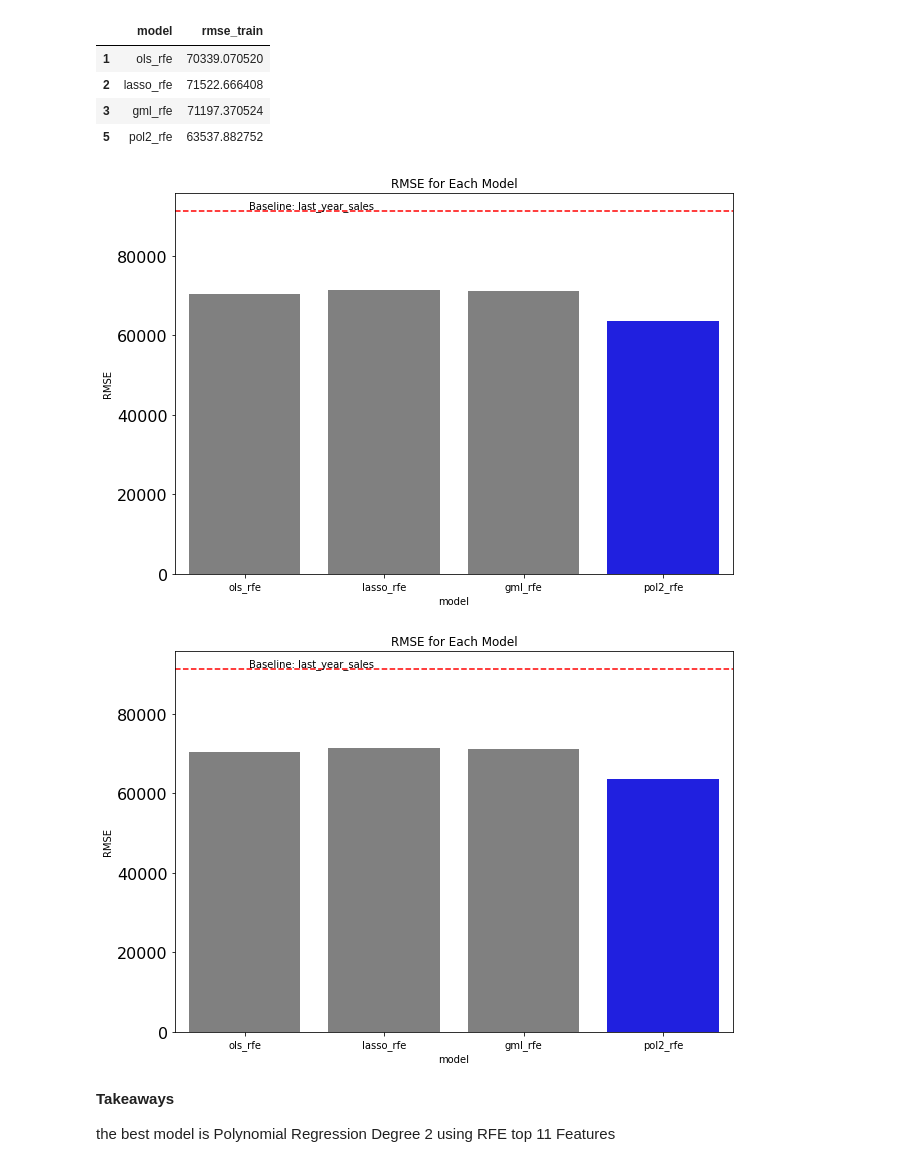
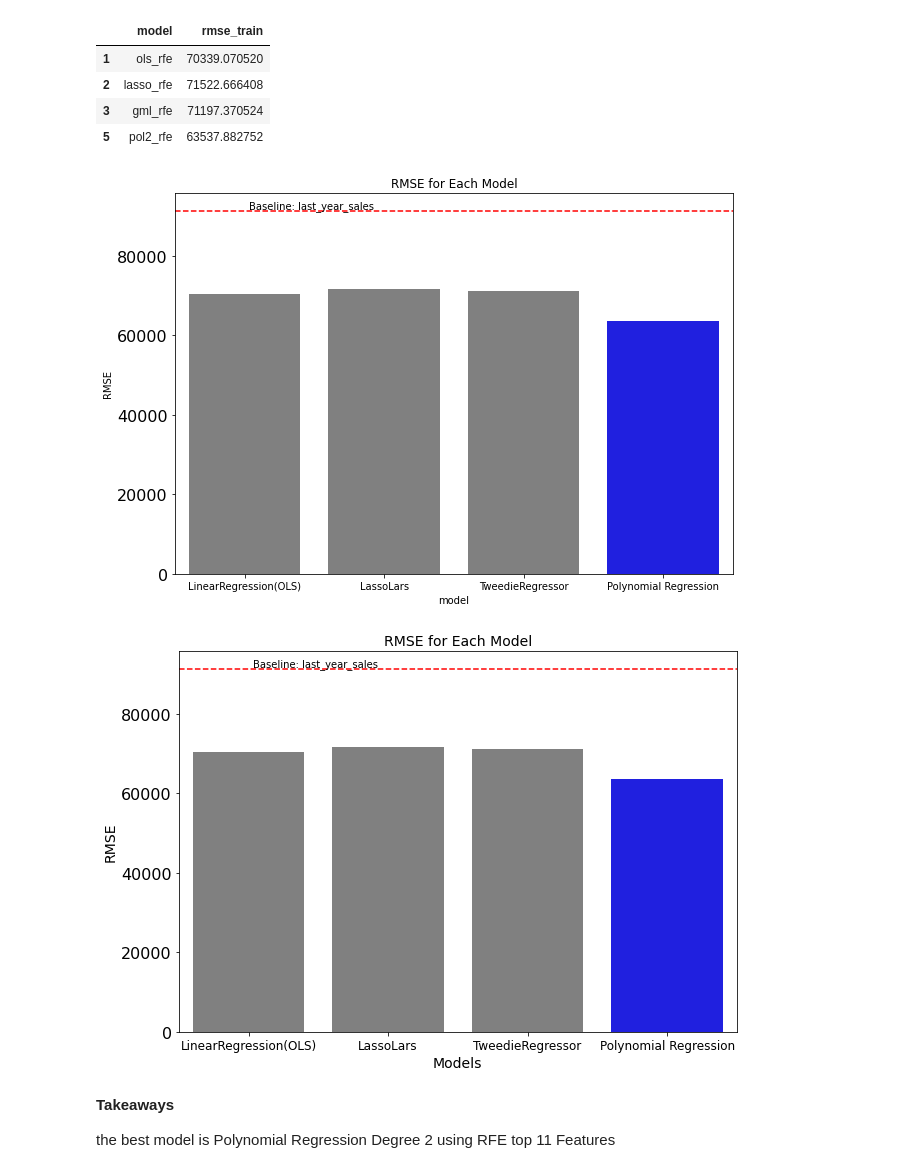
Before and after one commit to Attention-Walmart-Shoppers/capstone, a Jupyter notebook: model.ipynb, the cells around one changed output. Saved outputs shown, nothing was run; the diff lists cells and outputs as text; code cells hidden in the pictures.

Commit message:
change chart

```diff
--- a/model.ipynb
+++ b/model.ipynb
@@ -567,6 +578,10 @@ final
 | 2 | lasso_rfe | 71522.666408 |
 | 3 | gml_rfe | 71197.370524 |
 | 5 | pol2_rfe | 63537.882752 |
+# %%
+new_names = ['LinearRegression(OLS)', 'LassoLars', 'TweedieRegressor', 'Polynomial Regression']
+# %%
+final.model = new_names
 # %%
 plt.figure(figsize=(10,7))
 
@@ -582,23 +597,24 @@ plt.title("RMSE for Each Model")
 
 plt.show()
 # %% [output]
-[figure, old version]
+[figure, new version]
 # %%
 plt.figure(figsize=(10,7))
 
-clrs = ['grey' if (x > min(final.rmse_train)) else 'blue' for x in final.rmse_train ]
+
 sns.barplot(x='model', y = 'rmse_train',palette=clrs,  data = final, hue_order='pol_rfe')
-plt.ylabel('')
+plt.xlabel('Models', fontdict={'fontsize': 14})
 plt.yticks(size=16)
+plt.xticks(size=12)
 #plt.xticks(rotation=45)
 plt.axhline(rmse_baseline2_train, ls='--', color='red')
 plt.annotate("Baseline: last_year_sales", (0.03, 92000))
-plt.ylabel('RMSE')
-plt.title("RMSE for Each Model")
+plt.ylabel('RMSE', fontdict={'fontsize': 14})
+plt.title("RMSE for Each Model", fontdict={'fontsize': 14})
 
 plt.show()
 # %% [output]
-[figure, old version]
+[figure, new version]
 # %% [markdown]
 **Takeaways**
 
```
Also changed, not shown: parts of 1 cell of this notebook.
